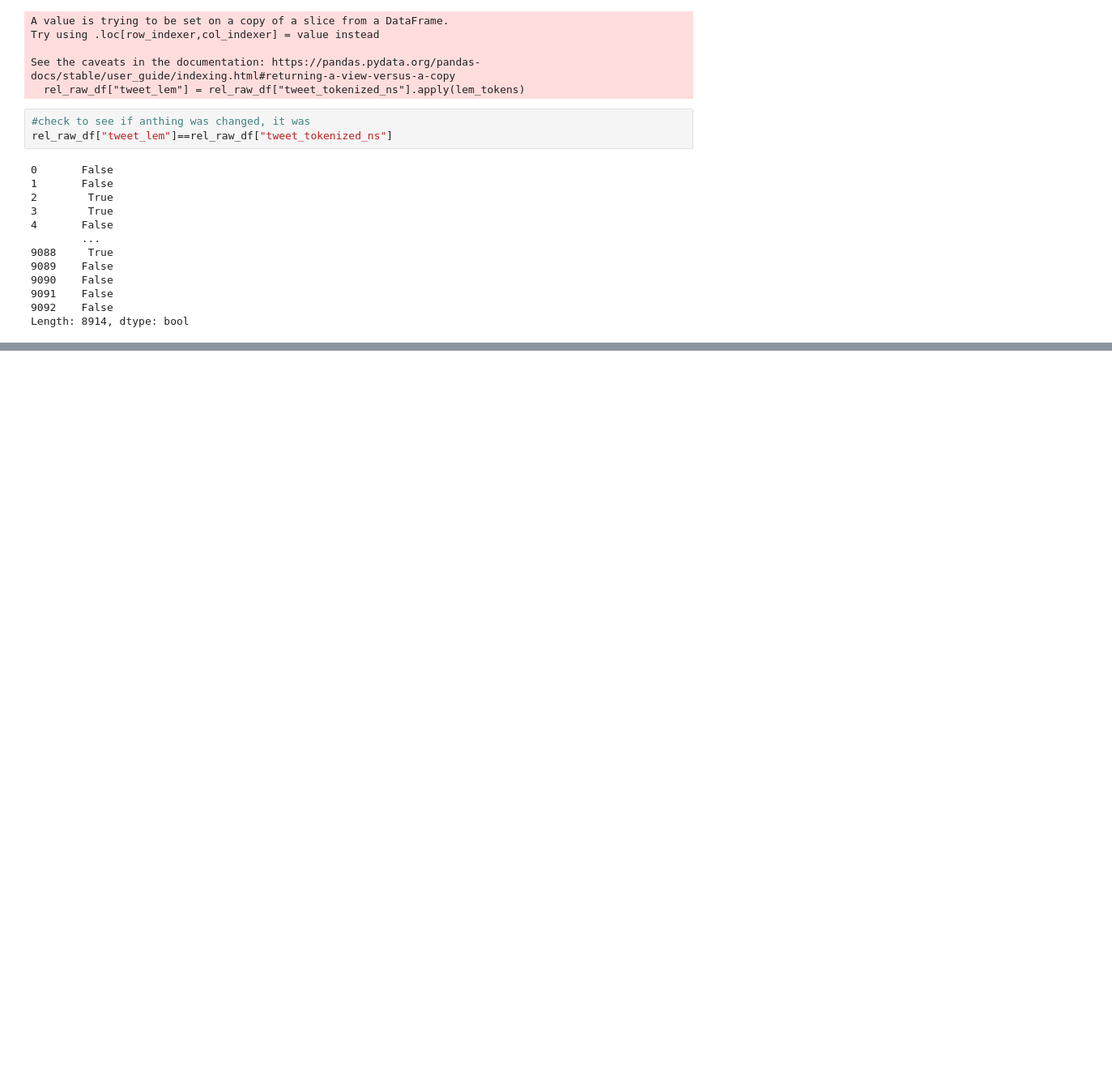
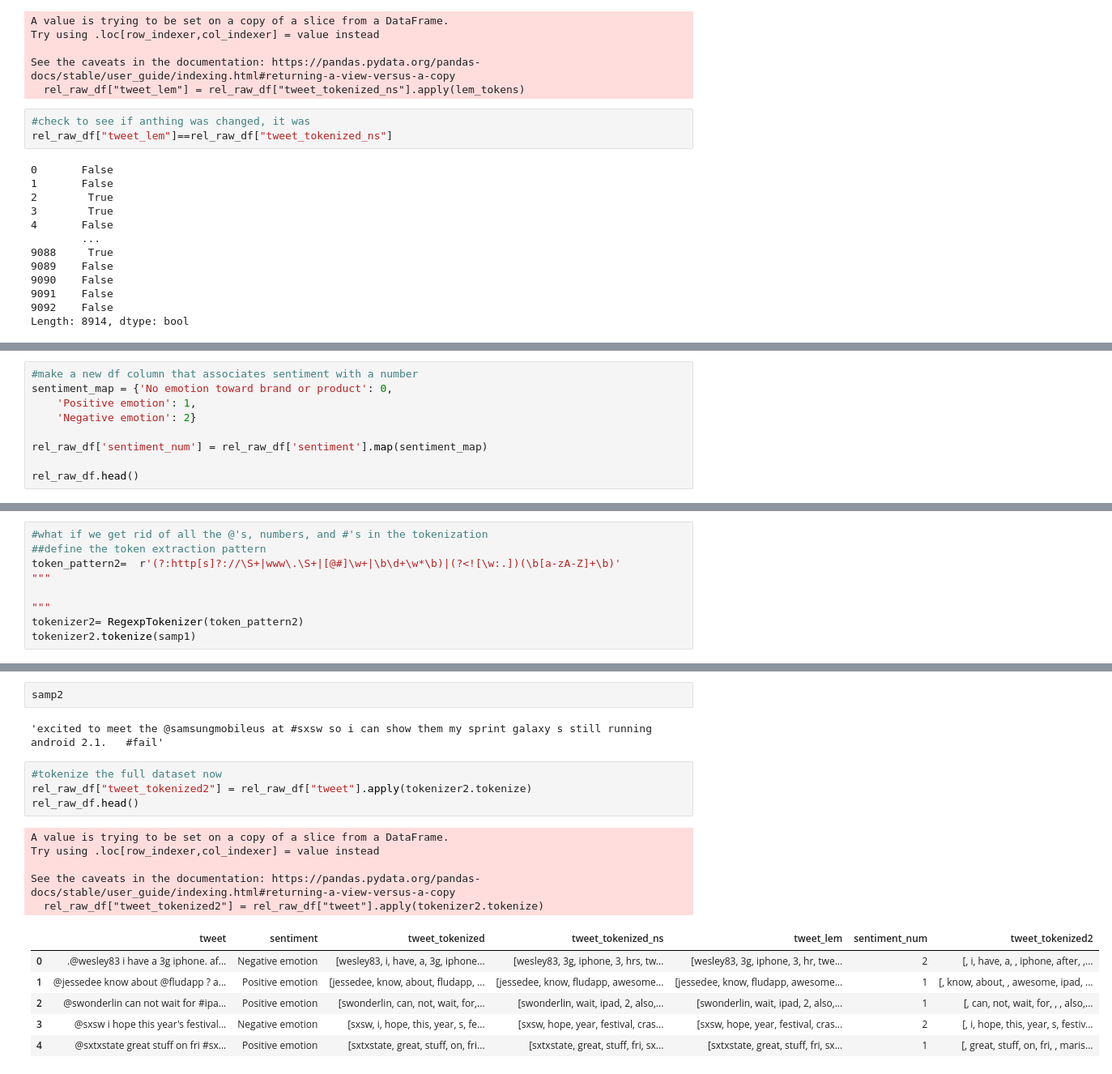
Before and after one commit to AndrewReusche/NLP_Sentiment_Analysis, a Jupyter notebook: data_exploratory_1.ipynb, the cells around one changed output, grey strips where cells are left out. Shown at 81% size. Cells and saved outputs as stored; diff of their text form; blank space fills up the shorter version.

```diff
--- a/data_exploratory_1.ipynb
+++ b/data_exploratory_1.ipynb
@@ -555,0 +602,9 @@ Length: 8914, dtype: bool
+# %%
+#make a new df column that associates sentiment with a number
+sentiment_map = {'No emotion toward brand or product': 0,
+    'Positive emotion': 1,
+    'Negative emotion': 2}
+
+rel_raw_df['sentiment_num'] = rel_raw_df['sentiment'].map(sentiment_map)
+
+rel_raw_df.head()
@@ -555,0 +689,9 @@ Length: 8914, dtype: bool
+# %%
+#what if we get rid of all the @'s, numbers, and #'s in the tokenization
+##define the token extraction pattern
+token_pattern2=  r'(?:http[s]?://\S+|www\.\S+|[@#]\w+|\b\d+\w*\b)|(?<![\w:.])(\b[a-zA-Z]+\b)'
+"""
+
+"""
+tokenizer2= RegexpTokenizer(token_pattern2)
+tokenizer2.tokenize(samp1)
@@ -555,0 +741,20 @@ Length: 8914, dtype: bool
+# %%
+samp2
+# %% [output]
+'excited to meet the @samsungmobileus at #sxsw so i can show them my sprint galaxy s still running android 2.1.   #fail'
+# %%
+#tokenize the full dataset now
+rel_raw_df["tweet_tokenized2"] = rel_raw_df["tweet"].apply(tokenizer2.tokenize)
+rel_raw_df.head()
+# %% [output]
+A value is trying to be set on a copy of a slice from a DataFrame.
+Try using .loc[row_indexer,col_indexer] = value instead
+
+See the caveats in the documentation: https://pandas.pydata.org/pandas-docs/stable/user_guide/indexing.html#returning-a-view-versus-a-copy
+  rel_raw_df["tweet_tokenized2"] = rel_raw_df["tweet"].apply(tokenizer2.tokenize)
+|  | tweet | sentiment | tweet_tokenized | tweet_tokenized_ns | tweet_lem | sentiment_num | tweet_tokenized2 |
+| 0 | .@wesley83 i have a 3g iphone. af... | Negative emotion | [wesley83, i, have, a, 3g, iphone... | [wesley83, 3g, iphone, 3, hrs, tw... | [wesley83, 3g, iphone, 3, hr, twe... | 2 | [, i, have, a, , iphone, after, ,... |
+| 1 | @jessedee know about @fludapp ? a... | Positive emotion | [jessedee, know, about, fludapp, ... | [jessedee, know, fludapp, awesome... | [jessedee, know, fludapp, awesome... | 1 | [, know, about, , awesome, ipad, ... |
+| 2 | @swonderlin can not wait for #ipa... | Positive emotion | [swonderlin, can, not, wait, for,... | [swonderlin, wait, ipad, 2, also,... | [swonderlin, wait, ipad, 2, also,... | 1 | [, can, not, wait, for, , , also,... |
+| 3 | @sxsw i hope this year's festival... | Negative emotion | [sxsw, i, hope, this, year, s, fe... | [sxsw, hope, year, festival, cras... | [sxsw, hope, year, festival, cras... | 2 | [, i, hope, this, year, s, festiv... |
+| 4 | @sxtxstate great stuff on fri #sx... | Positive emotion | [sxtxstate, great, stuff, on, fri... | [sxtxstate, great, stuff, fri, sx... | [sxtxstate, great, stuff, fri, sx... | 1 | [, great, stuff, on, fri, , maris... |
```
Also changed, not shown: parts of 21 cells of this notebook.
